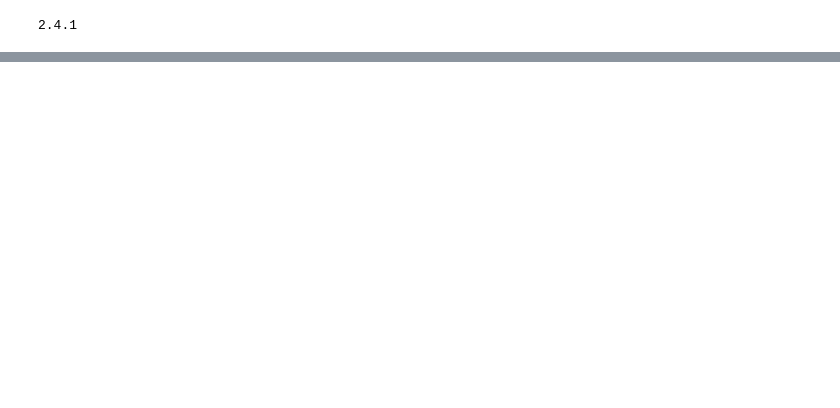
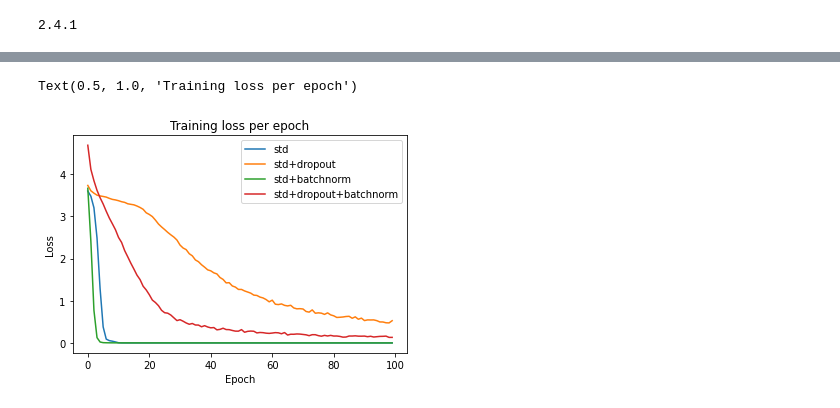
Before and after one commit to BorisWinter/DeepLearning_a1, a Jupyter notebook: a1_test_pets.ipynb, the cells around one changed output, grey strips where cells are left out. Drawn from its saved outputs; the diff is of its cells as text; code cells hidden in the pictures; blank space fills up the shorter version.

```diff
--- a/a1_test_pets.ipynb
+++ b/a1_test_pets.ipynb
@@ -109,0 +195,19 @@ plt.legend()
+# %%
+ std_batchnorm_loss = result.history["loss"]
+ std_batchnorm_val_loss = result.history["val_loss"]
+# %%
+#plot loss
+std_loss
+std_dropout_loss
+
+plt.plot(std_loss, label="std")
+plt.plot(std_dropout_loss, label="std+dropout")
+plt.plot(std_batchnorm_loss, label="std+batchnorm")
+plt.plot(std_dropout_batchnorm_loss, label="std+dropout+batchnorm")
+plt.legend()
+plt.xlabel("Epoch")
+plt.ylabel("Loss")
+plt.title("Training loss per epoch")
+# %% [output]
+Text(0.5, 1.0, 'Training loss per epoch')
+[figure, added]
```
Also changed, not shown: parts of 14 cells of this notebook.
